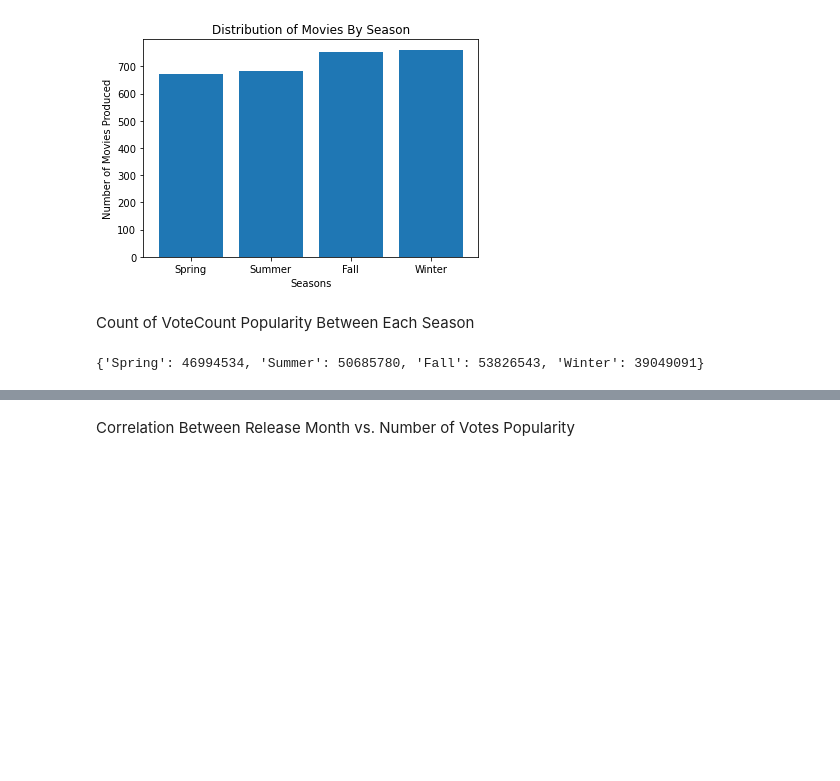
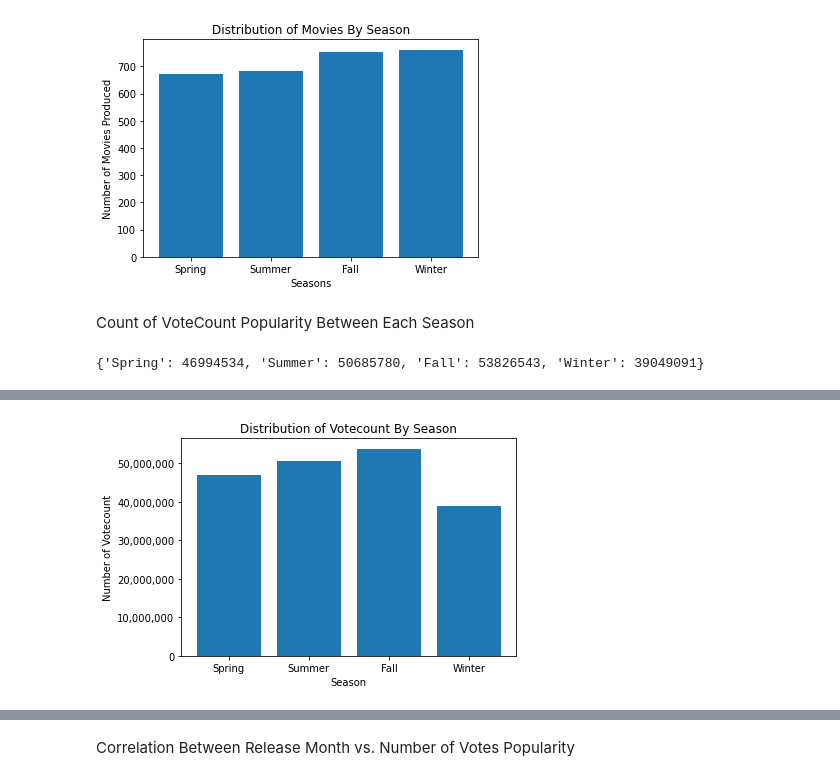
Before and after one commit to raguilarsoriano/CapstonePod5, a Jupyter notebook: Data Cleaning and merging dataframes.ipynb, the cells around one changed output, grey strips where cells are left out. Saved outputs shown, nothing was run; the diff lists cells and outputs as text; code cells hidden in the pictures; blank space fills up the shorter version.

```diff
--- a/Data Cleaning and merging dataframes.ipynb
+++ b/Data Cleaning and merging dataframes.ipynb
@@ -286,7 +286,7 @@ import matplotlib as mpl
 fig, ax = plt.subplots()
 
 ax.bar(popularity_dict.keys(),popularity_dict.values())
-ax.set_xlabel('Season
+ax.set_xlabel('Season')
 ax.set_ylabel('Number of Votecount')
 ax.set_title('Distribution of Votecount By Season')
 ax.yaxis.set_major_formatter(mpl.ticker.StrMethodFormatter('{x:,.0f}'))
@@ -297,3 +296,4 @@ SyntaxError: EOL while scanning string literal (<ipython-input-240-def4ed8b2db2>
+[figure, added]
 # %%
 #Ratio of Rating to Numvotes of each season List
 spring_averagerating_list=[]
```
Also changed, not shown: parts of 5 cells of this notebook.
